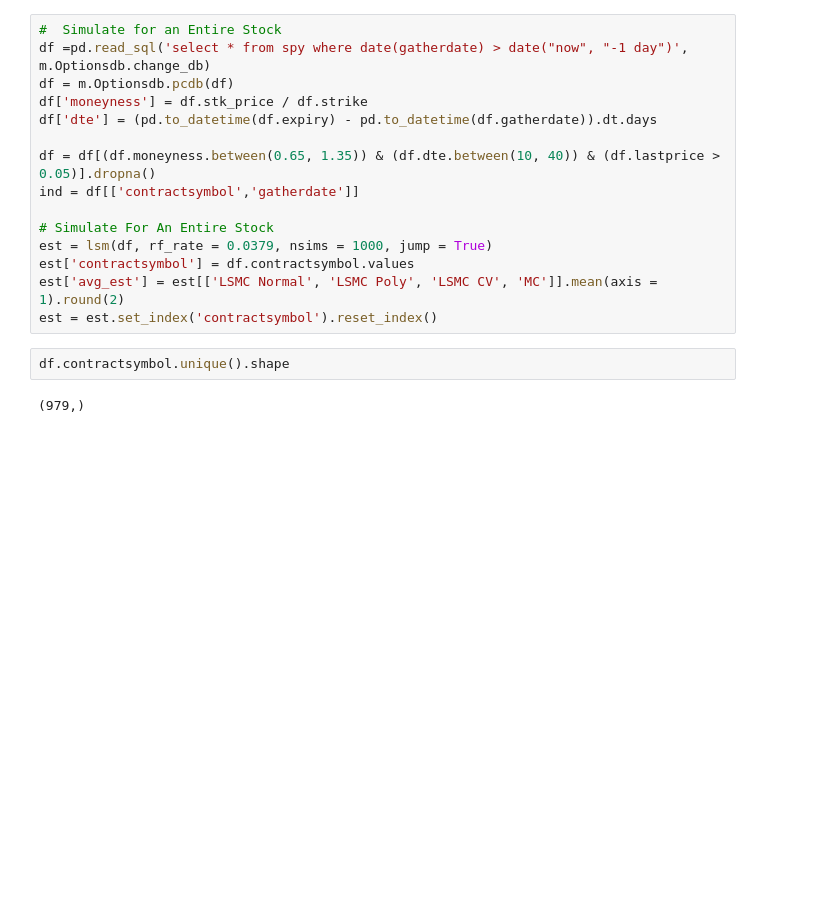
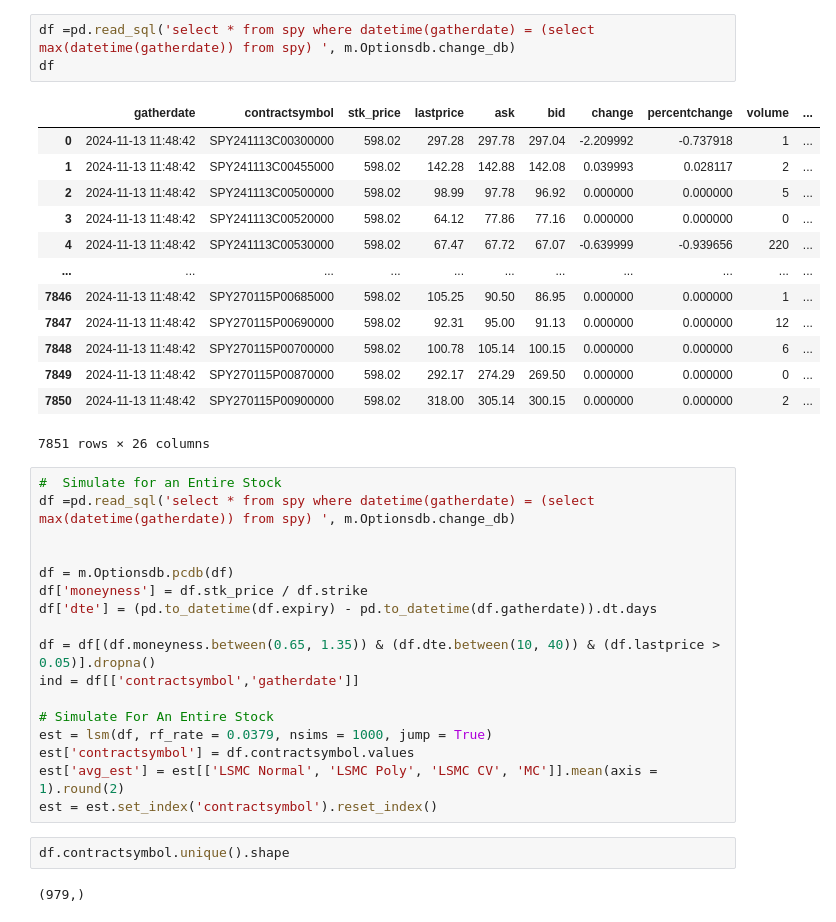
Before and after one commit to jach8/stocker, a Jupyter notebook: models/sim/test_lsm.ipynb, the cells around one changed output. Saved outputs shown, nothing was run; the diff lists cells and outputs as text; blank space fills up the shorter version.

```diff
--- a/models/sim/test_lsm.ipynb
+++ b/models/sim/test_lsm.ipynb
@@ -45,6 +45,25 @@ Prices Connected: 2024-11-13 12:11:00.724924
+# %%
+df =pd.read_sql('select * from spy where datetime(gatherdate) = (select max(datetime(gatherdate)) from spy) ', m.Optionsdb.change_db)
+df
+# %% [output]
+|  | gatherdate | contractsymbol | stk_price | lastprice | ask | bid | change | percentchange | volume | ... |
+| 0 | 2024-11-13 11:48:42 | SPY241113C00300000 | 598.02 | 297.28 | 297.78 | 297.04 | -2.209992 | -0.737918 | 1 | ... |
+| 1 | 2024-11-13 11:48:42 | SPY241113C00455000 | 598.02 | 142.28 | 142.88 | 142.08 | 0.039993 | 0.028117 | 2 | ... |
+| 2 | 2024-11-13 11:48:42 | SPY241113C00500000 | 598.02 | 98.99 | 97.78 | 96.92 | 0.000000 | 0.000000 | 5 | ... |
+| 3 | 2024-11-13 11:48:42 | SPY241113C00520000 | 598.02 | 64.12 | 77.86 | 77.16 | 0.000000 | 0.000000 | 0 | ... |
+| 4 | 2024-11-13 11:48:42 | SPY241113C00530000 | 598.02 | 67.47 | 67.72 | 67.07 | -0.639999 | -0.939656 | 220 | ... |
+| ... | ... | ... | ... | ... | ... | ... | ... | ... | ... | ... |
+| 7846 | 2024-11-13 11:48:42 | SPY270115P00685000 | 598.02 | 105.25 | 90.50 | 86.95 | 0.000000 | 0.000000 | 1 | ... |
+| 7847 | 2024-11-13 11:48:42 | SPY270115P00690000 | 598.02 | 92.31 | 95.00 | 91.13 | 0.000000 | 0.000000 | 12 | ... |
+| 7848 | 2024-11-13 11:48:42 | SPY270115P00700000 | 598.02 | 100.78 | 105.14 | 100.15 | 0.000000 | 0.000000 | 6 | ... |
+| 7849 | 2024-11-13 11:48:42 | SPY270115P00870000 | 598.02 | 292.17 | 274.29 | 269.50 | 0.000000 | 0.000000 | 0 | ... |
+| 7850 | 2024-11-13 11:48:42 | SPY270115P00900000 | 598.02 | 318.00 | 305.14 | 300.15 | 0.000000 | 0.000000 | 2 | ... |
+7851 rows × 26 columns
 # %%
 #  Simulate for an Entire Stock
-df =pd.read_sql('select * from spy where date(gatherdate) > date("now", "-1 day")', m.Optionsdb.change_db)
+df =pd.read_sql('select * from spy where datetime(gatherdate) = (select max(datetime(gatherdate)) from spy) ', m.Optionsdb.change_db)
+
+
 df = m.Optionsdb.pcdb(df)
 df['moneyness'] = df.stk_price / df.strike
 df['dte'] = (pd.to_datetime(df.expiry) - pd.to_datetime(df.gatherdate)).dt.days
```
Also changed, not shown: parts of 4 cells of this notebook, 1 other file.
